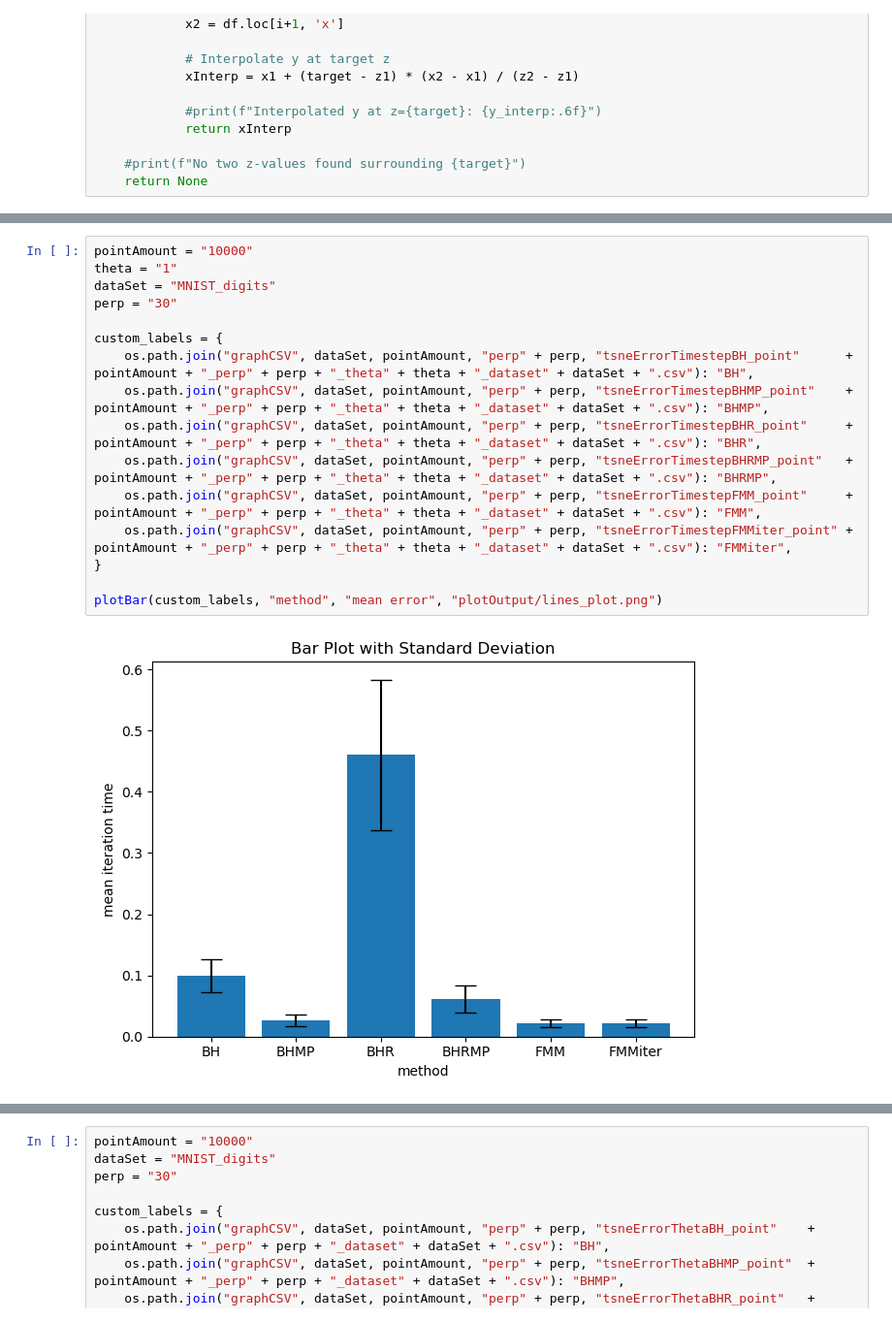
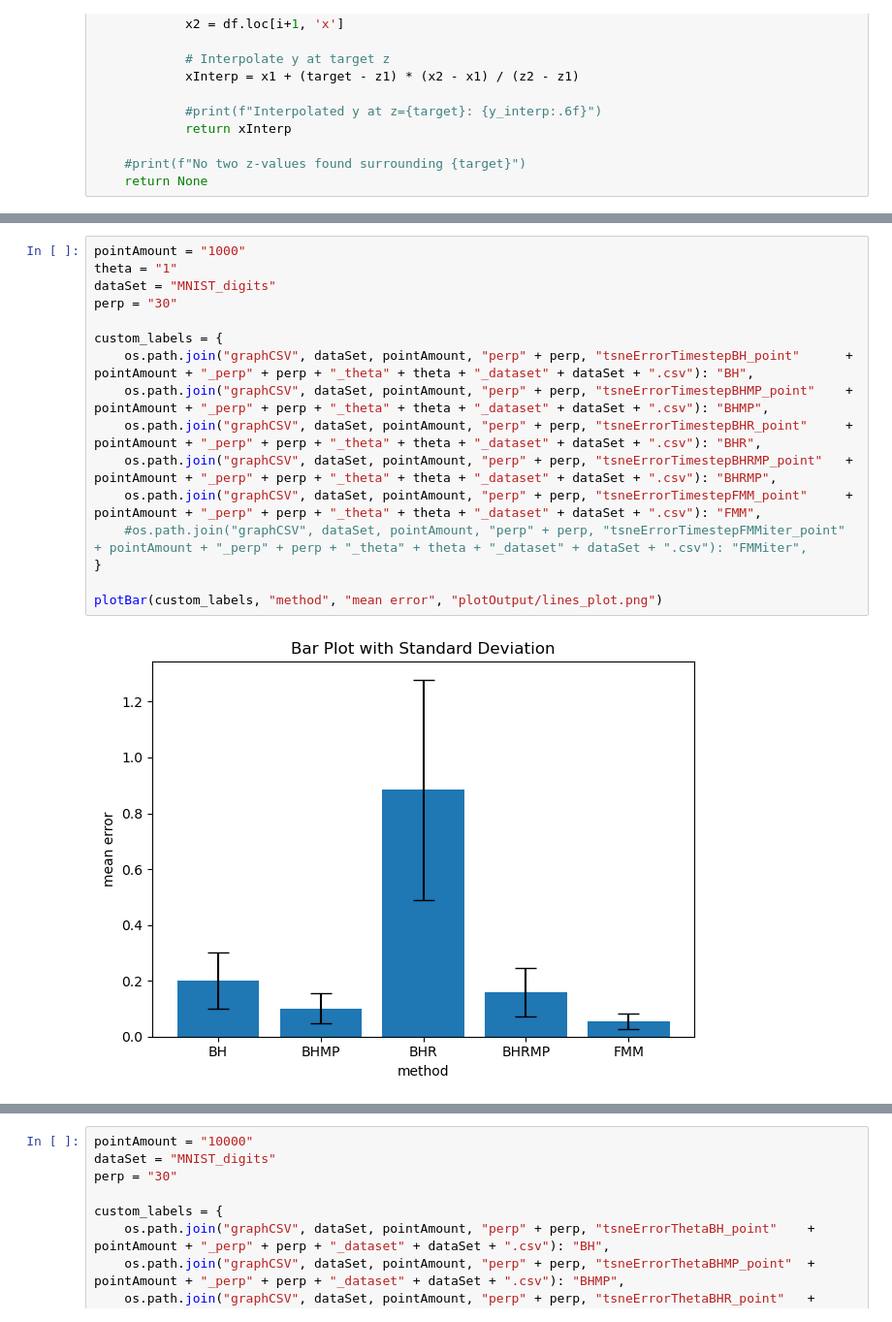
Before and after one commit to LucasFurer/MasterThesisLucas, a Jupyter notebook: grapher.ipynb, the cells around one changed output, grey strips where cells are left out. Shown at 97% size. Cells and saved outputs as stored; diff of their text form.

```diff
--- a/grapher.ipynb
+++ b/grapher.ipynb
@@ -162,21 +162,21 @@ plotGraph(custom_labels, 0, 1000,"time step", "error", "plotOutput/lines_plot.pn
 # %%
-pointAmount = "10000"
+pointAmount = "1000"
 theta = "1"
 dataSet = "MNIST_digits"
 perp = "30"
 
 custom_labels = {
     os.path.join("graphCSV", dataSet, pointAmount, "perp" + perp, "tsneErrorTimestepBH_point"      + pointAmount + "_perp" + perp + "_theta" + theta + "_dataset" + dataSet + ".csv"): "BH",
     os.path.join("graphCSV", dataSet, pointAmount, "perp" + perp, "tsneErrorTimestepBHMP_point"    + pointAmount + "_perp" + perp + "_theta" + theta + "_dataset" + dataSet + ".csv"): "BHMP",
     os.path.join("graphCSV", dataSet, pointAmount, "perp" + perp, "tsneErrorTimestepBHR_point"     + pointAmount + "_perp" + perp + "_theta" + theta + "_dataset" + dataSet + ".csv"): "BHR",
     os.path.join("graphCSV", dataSet, pointAmount, "perp" + perp, "tsneErrorTimestepBHRMP_point"   + pointAmount + "_perp" + perp + "_theta" + theta + "_dataset" + dataSet + ".csv"): "BHRMP",
     os.path.join("graphCSV", dataSet, pointAmount, "perp" + perp, "tsneErrorTimestepFMM_point"     + pointAmount + "_perp" + perp + "_theta" + theta + "_dataset" + dataSet + ".csv"): "FMM",
-    os.path.join("graphCSV", dataSet, pointAmount, "perp" + perp, "tsneErrorTimestepFMMiter_point" + pointAmount + "_perp" + perp + "_theta" + theta + "_dataset" + dataSet + ".csv"): "FMMiter",
+    #os.path.join("graphCSV", dataSet, pointAmount, "perp" + perp, "tsneErrorTimestepFMMiter_point" + pointAmount + "_perp" + perp + "_theta" + theta + "_dataset" + dataSet + ".csv"): "FMMiter",
 }
 
 plotBar(custom_labels, "method", "mean error", "plotOutput/lines_plot.png")
 # %% [output]
-[figure, old version]
+[figure, new version]
 # %%
 pointAmount = "10000"
 dataSet = "MNIST_digits"
```
Also changed, not shown: parts of 2 cells of this notebook, 17 other files.
